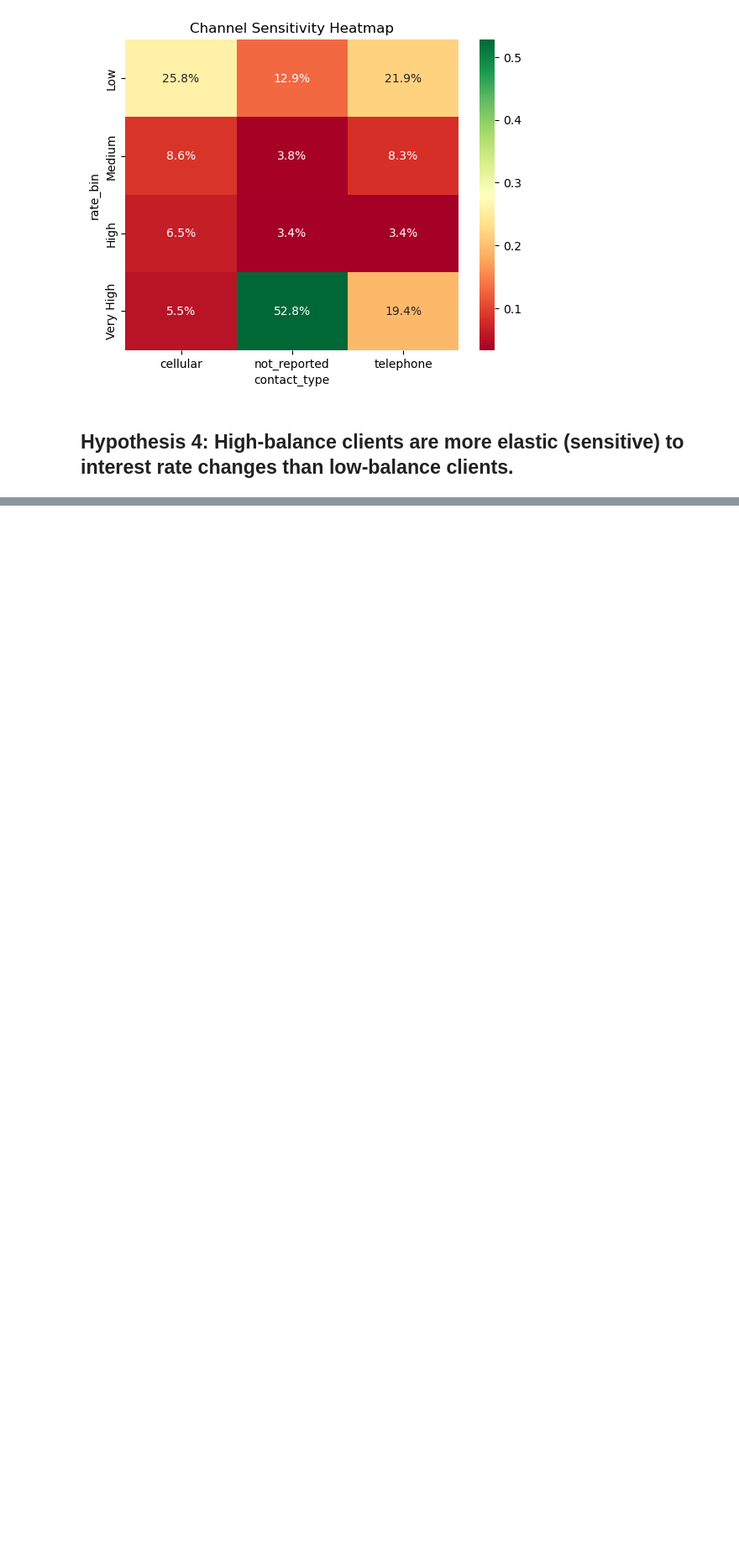
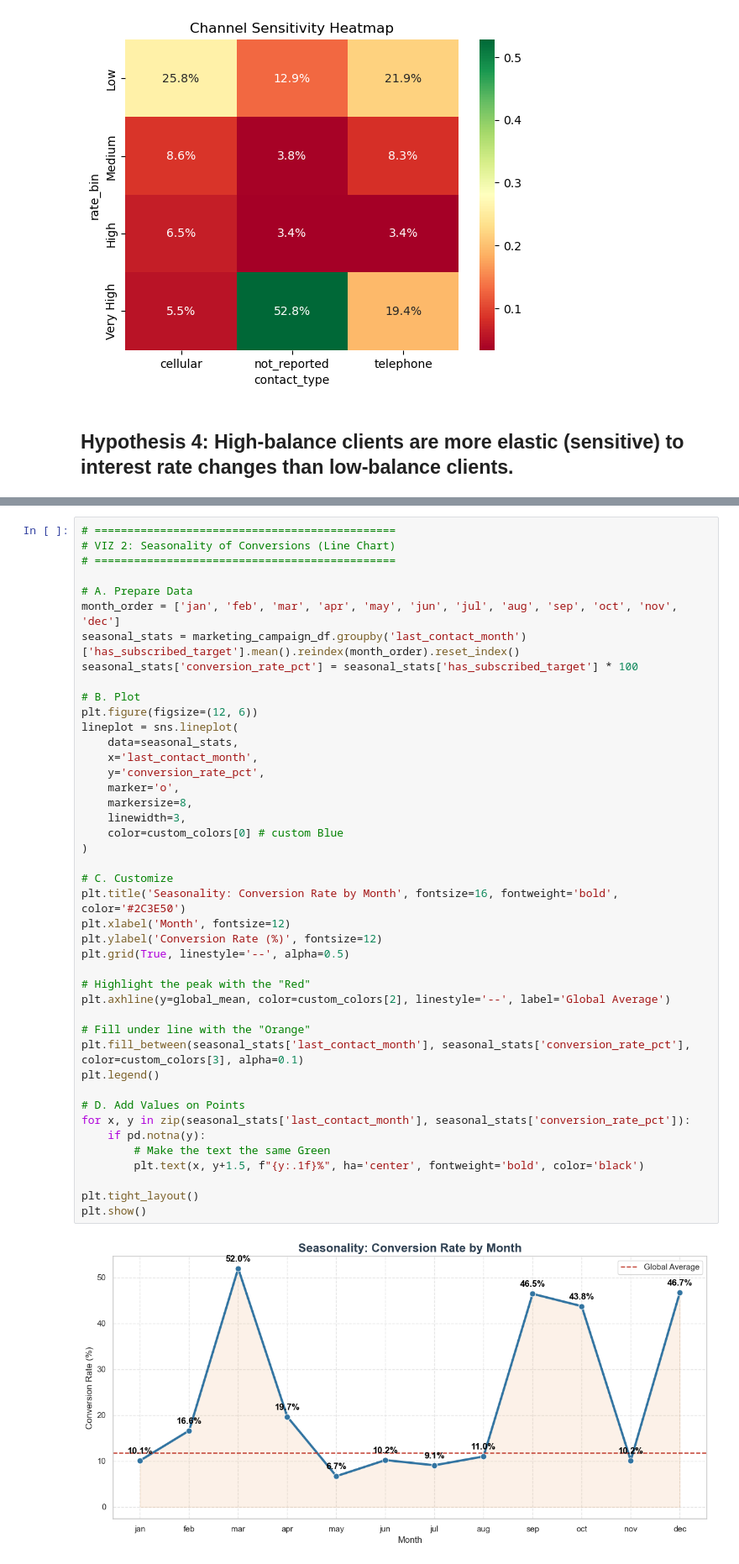
Before and after one commit to DavyN25/NovaData_Consulting_Final, a Jupyter notebook: notebooks/explore_clean_marketing_campaign_dataset.ipynb, the cells around one changed output, grey strips where cells are left out. Shown at 84% size. Drawn from its saved outputs; the diff is of its cells as text; blank space fills up the shorter version.

```diff
--- a/notebooks/explore_clean_marketing_campaign_dataset.ipynb
+++ b/notebooks/explore_clean_marketing_campaign_dataset.ipynb
@@ -149,0 +142,45 @@ print("✅ FACT_INTERACTIONS loaded.")
+# %%
+# ==============================================
+# VIZ 2: Seasonality of Conversions (Line Chart)
+# ==============================================
+
+# A. Prepare Data
+month_order = ['jan', 'feb', 'mar', 'apr', 'may', 'jun', 'jul', 'aug', 'sep', 'oct', 'nov', 'dec']
+seasonal_stats = marketing_campaign_df.groupby('last_contact_month')['has_subscribed_target'].mean().reindex(month_order).reset_index()
+seasonal_stats['conversion_rate_pct'] = seasonal_stats['has_subscribed_target'] * 100
+
+# B. Plot
+plt.figure(figsize=(12, 6))
+lineplot = sns.lineplot(
+    data=seasonal_stats,
+    x='last_contact_month',
+    y='conversion_rate_pct',
+    marker='o',
+    markersize=8,
+    linewidth=3,
+    color=custom_colors[0] # custom Blue
+)
+
+# C. Customize
+plt.title('Seasonality: Conversion Rate by Month', fontsize=16, fontweight='bold', color='#2C3E50')
+plt.xlabel('Month', fontsize=12)
+plt.ylabel('Conversion Rate (%)', fontsize=12)
+plt.grid(True, linestyle='--', alpha=0.5)
+
+# Highlight the peak with the "Red"
+plt.axhline(y=global_mean, color=custom_colors[2], linestyle='--', label='Global Average')
+
+# Fill under line with the "Orange"
+plt.fill_between(seasonal_stats['last_contact_month'], seasonal_stats['conversion_rate_pct'], color=custom_colors[3], alpha=0.1)
+plt.legend()
+
+# D. Add Values on Points
+for x, y in zip(seasonal_stats['last_contact_month'], seasonal_stats['conversion_rate_pct']):
+    if pd.notna(y):
+        # Make the text the same Green
+        plt.text(x, y+1.5, f"{y:.1f}%", ha='center', fontweight='bold', color='black')
+
+plt.tight_layout()
+plt.show()
+# %% [output]
+[figure, added]
```
Also changed, not shown: parts of 22 cells of this notebook.
